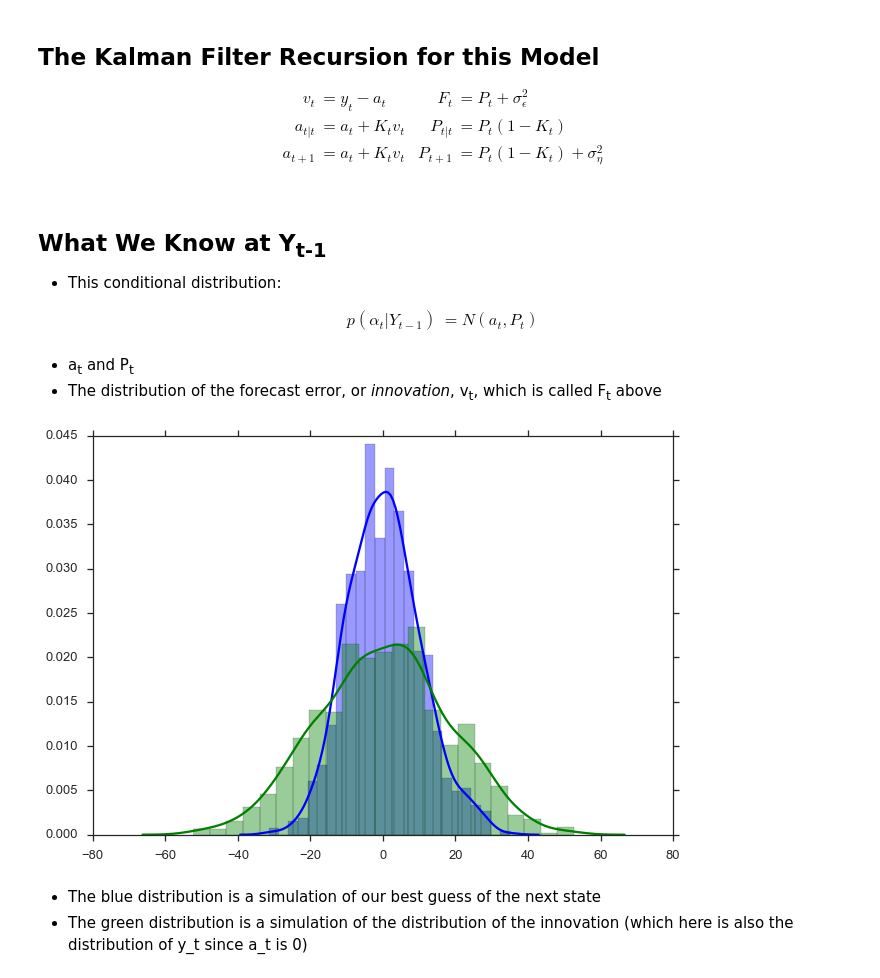
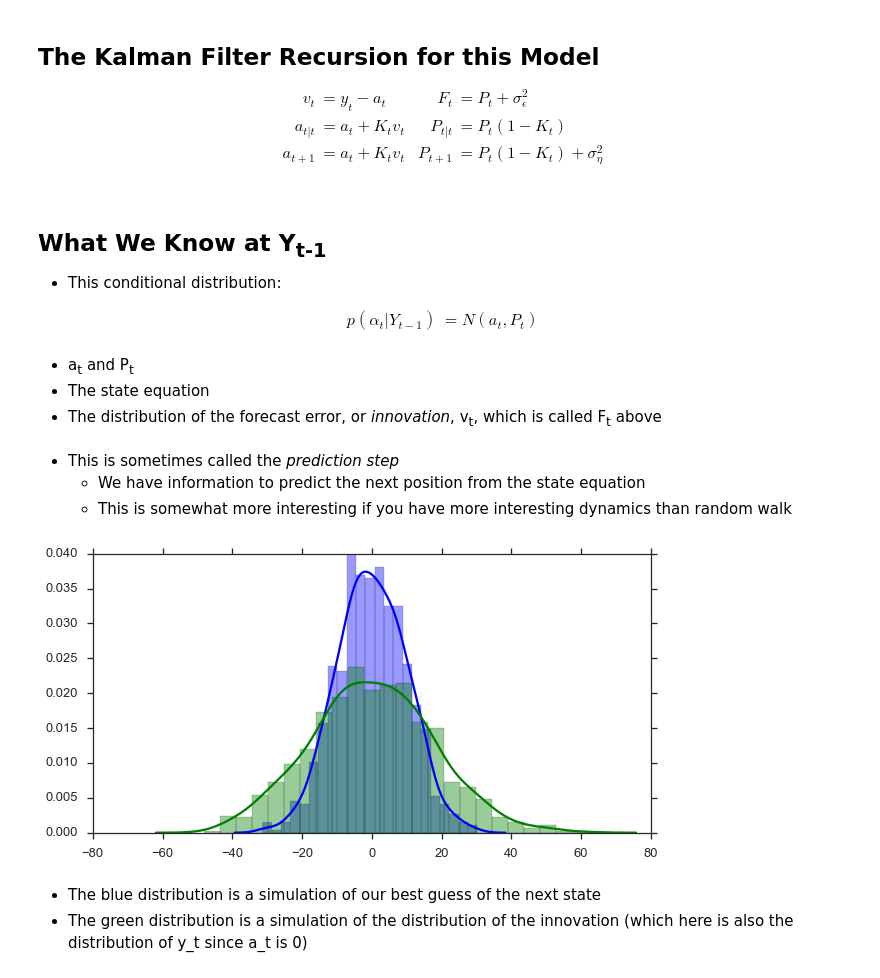
Before and after one commit to mikemull/Notebooks, a Jupyter notebook: Kalman-Slides-PyDataChicago2016.ipynb, the cells around one changed output. Cells and saved outputs as stored; diff of their text form; code cells hidden in the pictures.

```diff
--- a/Kalman-Slides-PyDataChicago2016.ipynb
+++ b/Kalman-Slides-PyDataChicago2016.ipynb
@@ -200,19 +208,24 @@ p(\alpha_t | Y_{t-1}) & = N(a_t, P_t) \\
 $$
 
 - a<sub>t</sub> and P<sub>t</sub>
+- The state equation
 - The distribution of the forecast error, or _innovation_, v<sub>t</sub>, which is called F<sub>t</sub> above
+# %% [markdown]
+- This is sometimes called the _prediction step_
+  - We have information to predict the next position from the state equation
+  - This is somewhat more interesting if you have more interesting dynamics than random walk
 # %%
-y_next = []
 v_next = []
 a_dist = np.random.normal(0, sigma_h, 1000)
 a_1 = 0.
 for i in range(1000):
     a_next = a_1 + np.random.normal(0, sigma_h)
-    y_next.append(a_next + np.random.normal(0, sigma_e))
-_=sns.distplot(a_dist, color='b', label='alpha')
-_=sns.distplot(y_next, color='g', label='vt')
+    v_next.append(a_next + np.random.normal(0, sigma_e))
+fig, ax = plt.subplots(figsize=(10,5))
+_=sns.distplot(a_dist, color='b', label='alpha', ax=ax)
+_=sns.distplot(v_next, color='g', label='vt', ax=ax)
 # %% [output]
-[figure, old version]
+[figure, new version]
 # %% [markdown]
 - The blue distribution is a simulation of our best guess of the next state
 - The green distribution is a simulation of the distribution of the innovation (which here is also the distribution of y_t since a_t is 0)
```
Also changed, not shown: parts of 15 cells of this notebook, 1 other file.
